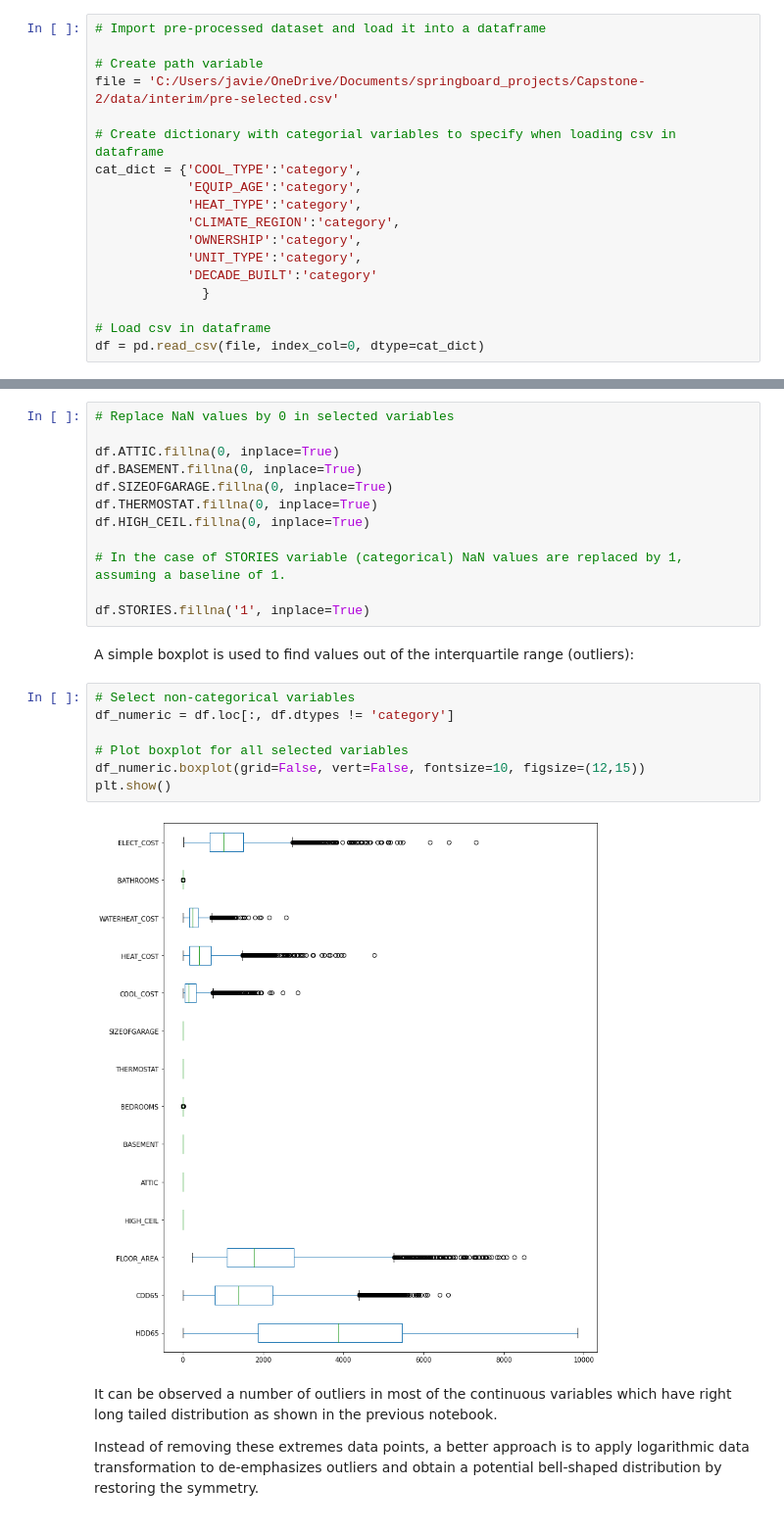
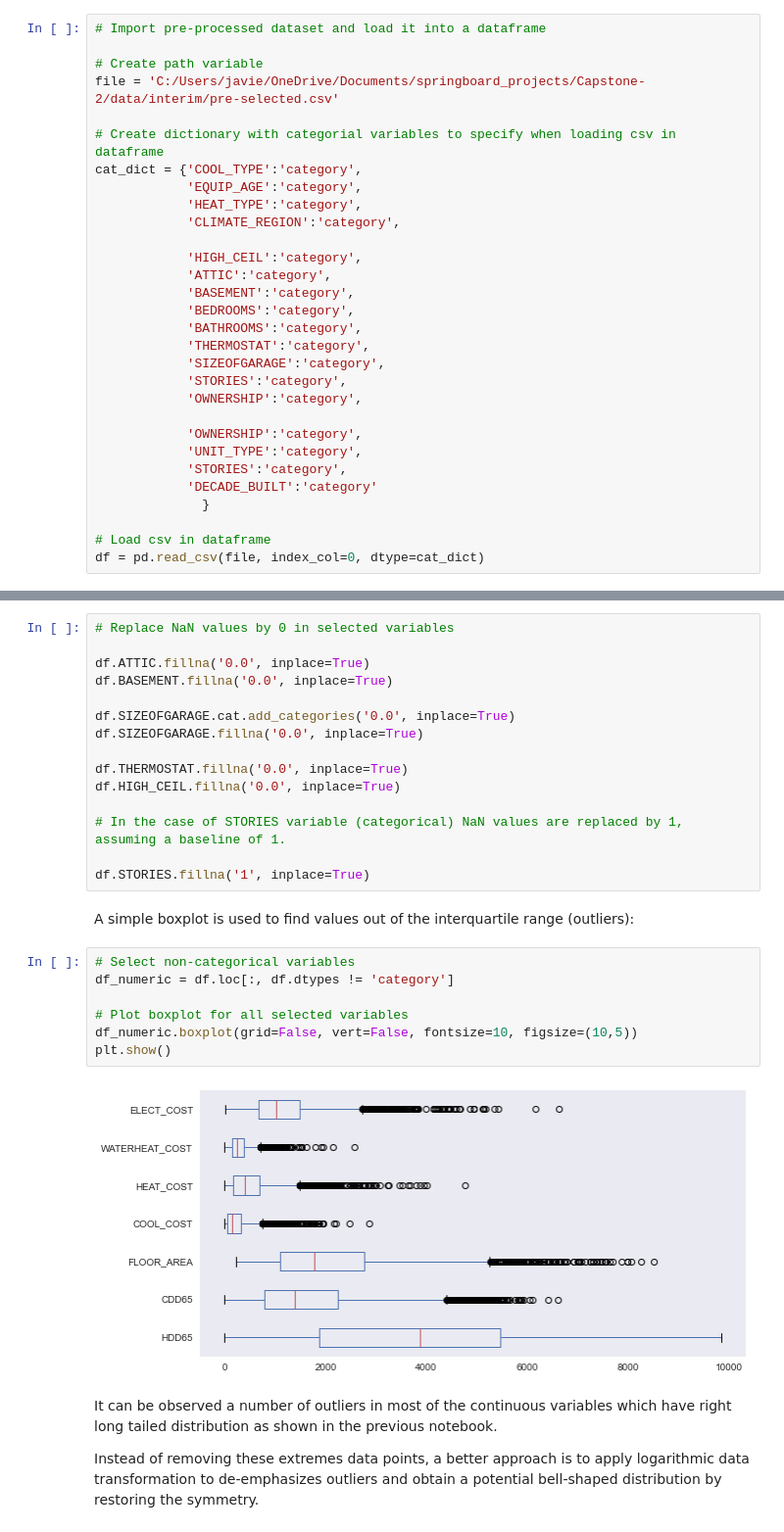
Before and after one commit to jvrnuno/Capstone-2, a Jupyter notebook: notebooks/1B_JNT_cleaning_and_optimization.ipynb, the cells around one changed output, grey strips where cells are left out. Shown: that part at 98% size. Drawn from its saved outputs; the diff is of its cells as text.

```diff
--- a/notebooks/1B_JNT_cleaning_and_optimization.ipynb
+++ b/notebooks/1B_JNT_cleaning_and_optimization.ipynb
@@ -34,8 +36,20 @@ cat_dict = {'COOL_TYPE':'category',
             'EQUIP_AGE':'category',
             'HEAT_TYPE':'category',
             'CLIMATE_REGION':'category',
+
+            'HIGH_CEIL':'category',
+            'ATTIC':'category',
+            'BASEMENT':'category',
+            'BEDROOMS':'category',
+            'BATHROOMS':'category',
+            'THERMOSTAT':'category',
+            'SIZEOFGARAGE':'category',
+            'STORIES':'category',
+            'OWNERSHIP':'category',
+
             'OWNERSHIP':'category',
             'UNIT_TYPE':'category',
+            'STORIES':'category',
             'DECADE_BUILT':'category'
               }
 
@@ -133,11 +147,14 @@ In this section NaN values will be replaced or removed according to its meaning
 # %%
 # Replace NaN values by 0 in selected variables
 
-df.ATTIC.fillna(0, inplace=True)
-df.BASEMENT.fillna(0, inplace=True)
-df.SIZEOFGARAGE.fillna(0, inplace=True)
-df.THERMOSTAT.fillna(0, inplace=True)
-df.HIGH_CEIL.fillna(0, inplace=True)
+df.ATTIC.fillna('0.0', inplace=True)
+df.BASEMENT.fillna('0.0', inplace=True)
+
+df.SIZEOFGARAGE.cat.add_categories('0.0', inplace=True)
+df.SIZEOFGARAGE.fillna('0.0', inplace=True)
+
+df.THERMOSTAT.fillna('0.0', inplace=True)
+df.HIGH_CEIL.fillna('0.0', inplace=True)
 
 # In the case of STORIES variable (categorical) NaN values are replaced by 1, assuming a baseline of 1.
 
@@ -147,12 +164,12 @@ A simple boxplot is used to find values out of the interquartile range (outliers
 # %%
 # Select non-categorical variables
 df_numeric = df.loc[:, df.dtypes != 'category']
 
 # Plot boxplot for all selected variables
-df_numeric.boxplot(grid=False, vert=False, fontsize=10, figsize=(12,15))
+df_numeric.boxplot(grid=False, vert=False, fontsize=10, figsize=(10,5))
 plt.show()
 # %% [output]
-[figure, old version]
+[figure, new version]
 # %% [markdown]
 It can be observed a number of outliers in most of the continuous variables which have right long tailed distribution as shown in the previous notebook.
 
```
Also changed, not shown: parts of 16 cells of this notebook.
